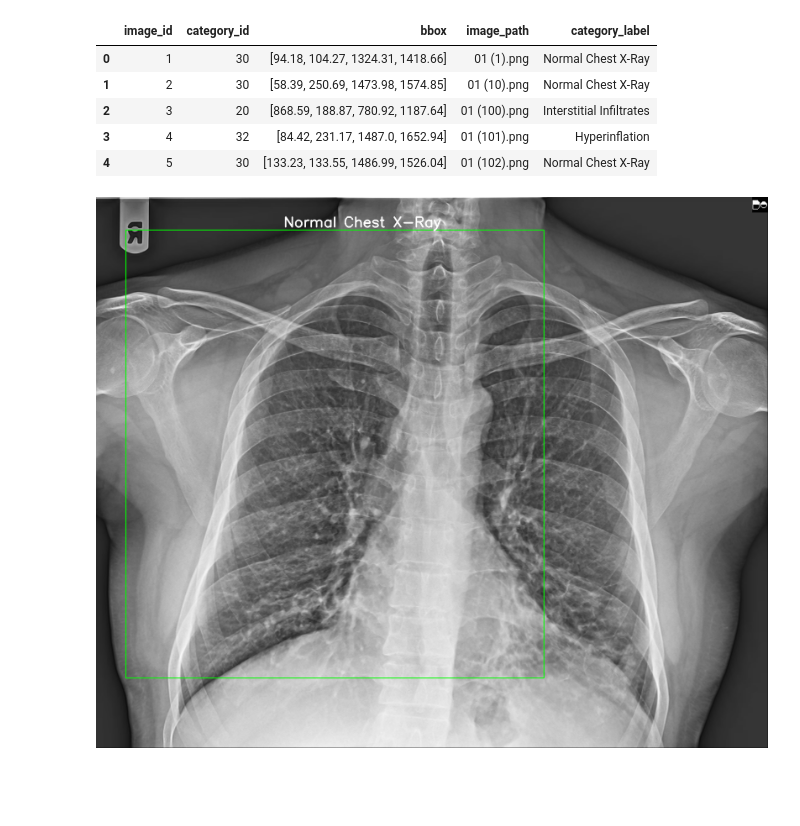
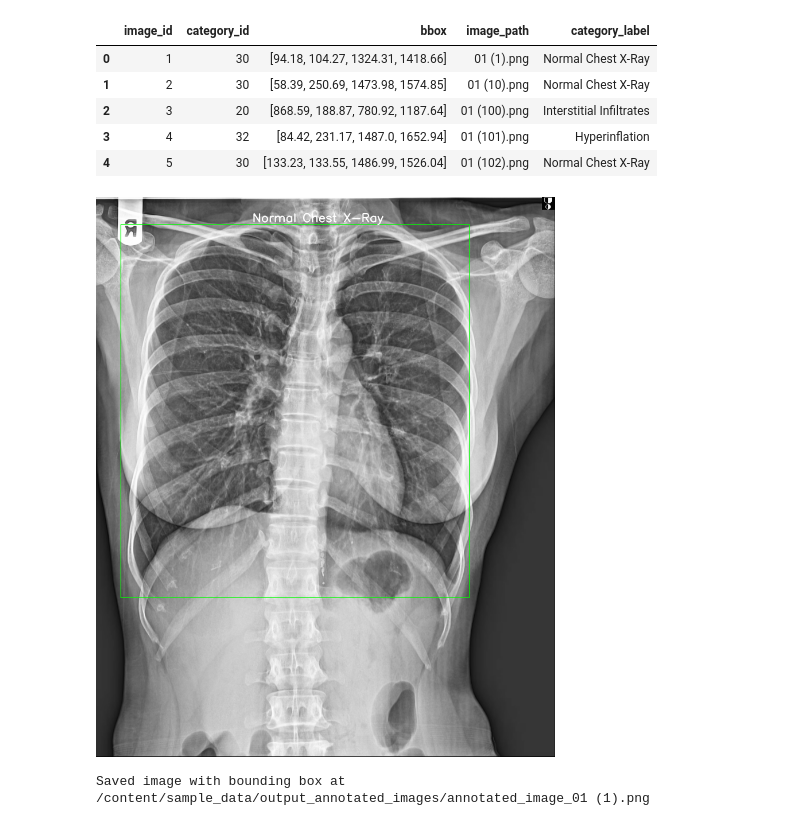
Before and after one commit to sprakhar778/Demo-, a Jupyter notebook: X_Ray_Image_Annotation.ipynb, the cells around one changed output. Drawn from its saved outputs; the diff is of its cells as text; code cells hidden in the pictures; blank space fills up the shorter version.

```diff
--- a/X_Ray_Image_Annotation.ipynb
+++ b/X_Ray_Image_Annotation.ipynb
@@ -52,7 +52,6 @@ df = pd.DataFrame(annotations, columns=['image_id', 'category_id', 'bbox'])
 
 # print(len(data['annotations']))
 
-df = df.drop_duplicates(subset=['image_id'])
 df['image_path'] = df['image_id'].map(images_dict)
 df['category_label'] = df['category_id'].map(categories_dict)
 df.head()
@@ -67,40 +66,49 @@ df.head()
 #create df with label sno,image_path,category_id,category_label,bbox
 import cv2
 from google.colab.patches import cv2_imshow
-def draw_bbox_on_image(row, image_folder):
+def draw_bbox_on_image(row):
     # Construct the full image path
-    image_path = f"/content/01 (129).png"
+    image_path = f"/content/sample_data/data_set_01/" + row['image_path']
 
     # Read the image
     image = cv2.imread(image_path)
 
     if image is None:
         print(f"Failed to load image at {image_path}")
         return
 
     # Extract bounding box coordinates (convert to int for OpenCV)
     x, y, width, height = map(int, row['bbox'])
 
     # Define the color for the bounding box (BGR format)
     color = (0, 255, 0)  # Green
 
     # Define the thickness of the bounding box
     thickness = 2
 
     # Draw the bounding box
     cv2.rectangle(image, (x, y), (x + width, y + height), color, thickness)
 
     # Define the font, size, and thickness for the label
     font = cv2.FONT_HERSHEY_SIMPLEX
     font_scale = 1.5
     font_thickness = 4
 
     # Put the label text on the image
     label_text = row['category_label']
     cv2.putText(image, label_text, (x+500, y - 10), font, font_scale, (255, 255, 255), font_thickness)
 
     # Display the image (Optional)
-    cv2_imshow(image)
-draw_bbox_on_image(df.iloc[0], '')
+    # cv2_imshow(image)
+    image_folder='/content/sample_data/output_annotated_images'
+    output_path = f"{image_folder}/annotated_image_{row['image_path']}"
+    cv2.imwrite(output_path, image)
+    print(f"Saved image with bounding box at {output_path}")
+# draw_bbox_on_image(df.iloc[0])
+
+# y=df.iloc[0:3]
+# y
+df.apply(draw_bbox_on_image, axis=1)
 # %% [output]
-[figure, old version]
+[figure, new version]
+Saved image with bounding box at /content/sample_data/output_annotated_images/annotated_image_01 (1).png
```
Also changed, not shown: parts of 1 cell of this notebook.
